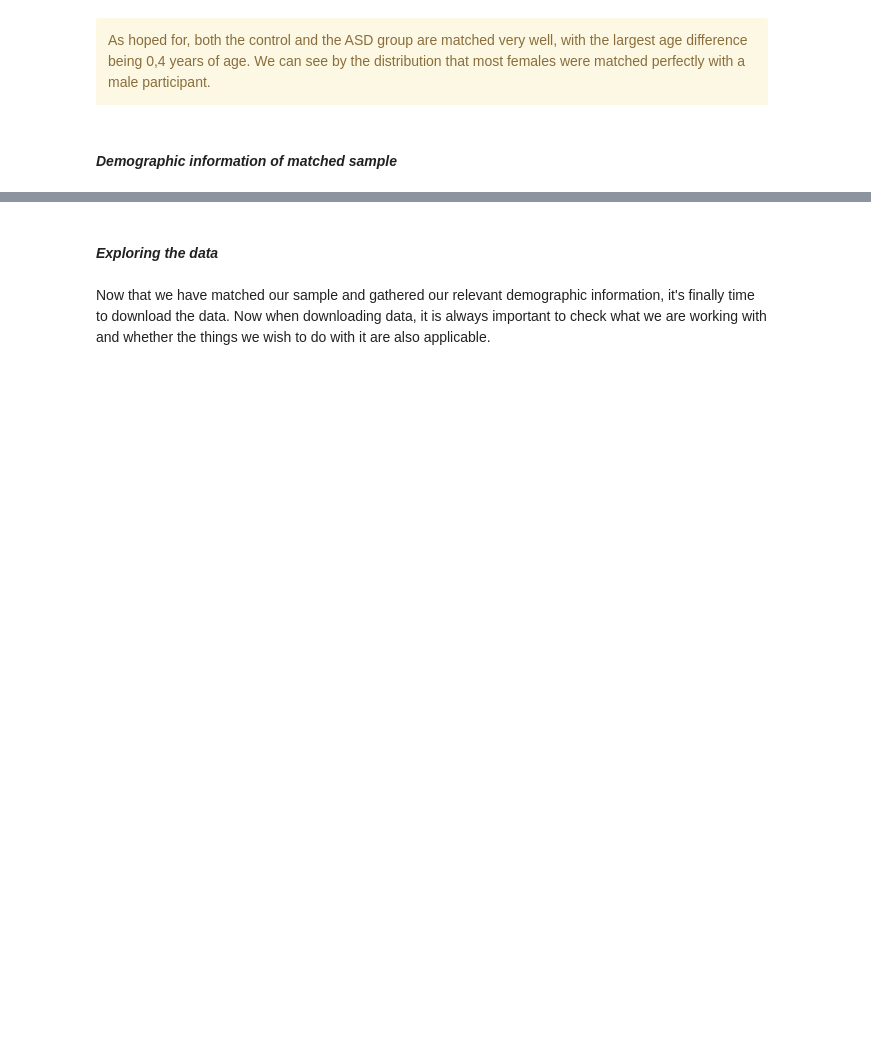
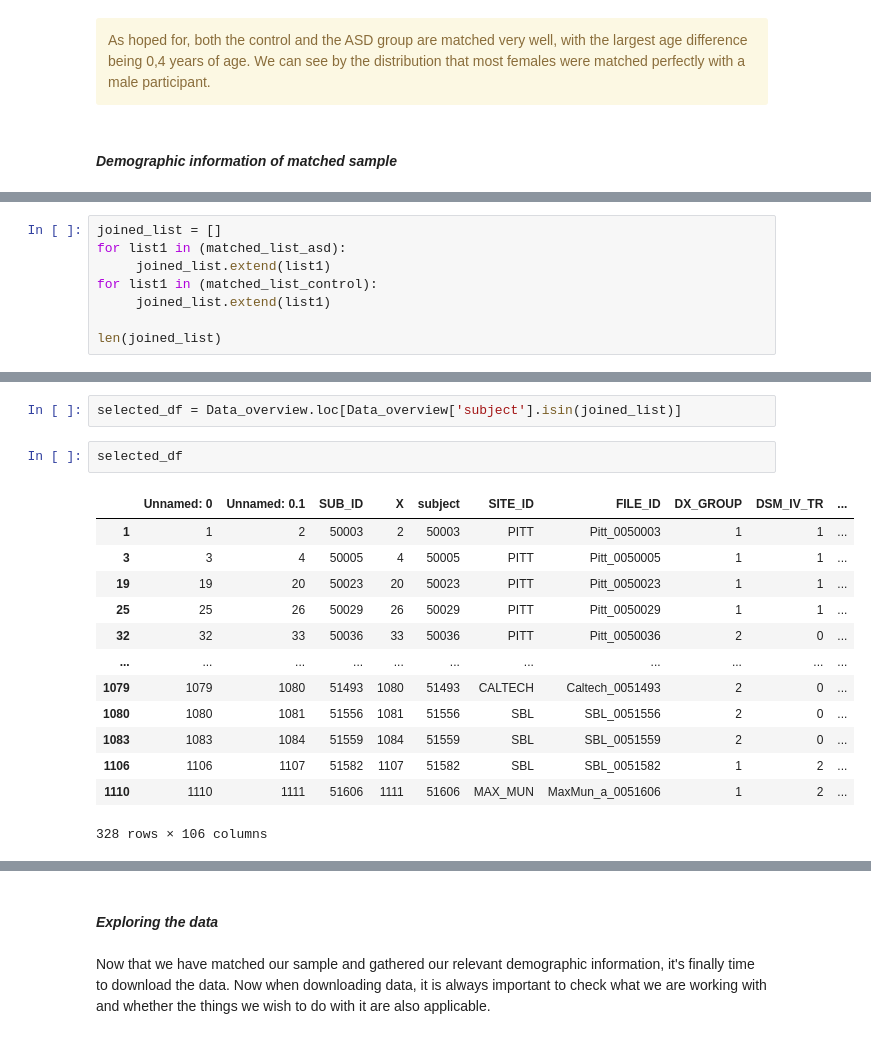
Before and after one commit to M-earnest/Neurocognitive_Psychology, a Jupyter notebook: Code/Data_organisation.ipynb, the cells around one changed output, grey strips where cells are left out. Drawn from its saved outputs; the diff is of its cells as text; blank space fills up the shorter version.

Commit message:
data download

```diff
--- a/Code/Data_organisation.ipynb
+++ b/Code/Data_organisation.ipynb
@@ -328,0 +339,8 @@ plt.show()
+# %%
+joined_list = []
+for list1 in (matched_list_asd):
+     joined_list.extend(list1)
+for list1 in (matched_list_control):
+     joined_list.extend(list1)
+
+len(joined_list)
@@ -328,0 +371,18 @@ plt.show()
+# %%
+selected_df = Data_overview.loc[Data_overview['subject'].isin(joined_list)]
+# %%
+selected_df
+# %% [output]
+|  | Unnamed: 0 | Unnamed: 0.1 | SUB_ID | X | subject | SITE_ID | FILE_ID | DX_GROUP | DSM_IV_TR | ... |
+| 1 | 1 | 2 | 50003 | 2 | 50003 | PITT | Pitt_0050003 | 1 | 1 | ... |
+| 3 | 3 | 4 | 50005 | 4 | 50005 | PITT | Pitt_0050005 | 1 | 1 | ... |
+| 19 | 19 | 20 | 50023 | 20 | 50023 | PITT | Pitt_0050023 | 1 | 1 | ... |
+| 25 | 25 | 26 | 50029 | 26 | 50029 | PITT | Pitt_0050029 | 1 | 1 | ... |
+| 32 | 32 | 33 | 50036 | 33 | 50036 | PITT | Pitt_0050036 | 2 | 0 | ... |
+| ... | ... | ... | ... | ... | ... | ... | ... | ... | ... | ... |
+| 1079 | 1079 | 1080 | 51493 | 1080 | 51493 | CALTECH | Caltech_0051493 | 2 | 0 | ... |
+| 1080 | 1080 | 1081 | 51556 | 1081 | 51556 | SBL | SBL_0051556 | 2 | 0 | ... |
+| 1083 | 1083 | 1084 | 51559 | 1084 | 51559 | SBL | SBL_0051559 | 2 | 0 | ... |
+| 1106 | 1106 | 1107 | 51582 | 1107 | 51582 | SBL | SBL_0051582 | 1 | 2 | ... |
+| 1110 | 1110 | 1111 | 51606 | 1111 | 51606 | MAX_MUN | MaxMun_a_0051606 | 1 | 2 | ... |
+328 rows × 106 columns
```
Also changed, not shown: parts of 34 cells of this notebook.
